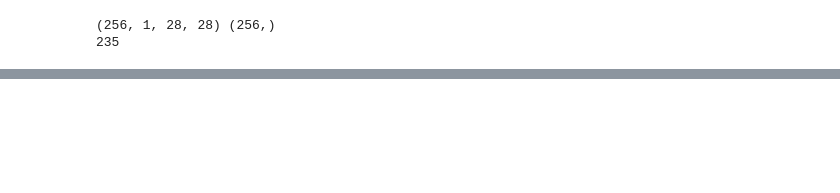
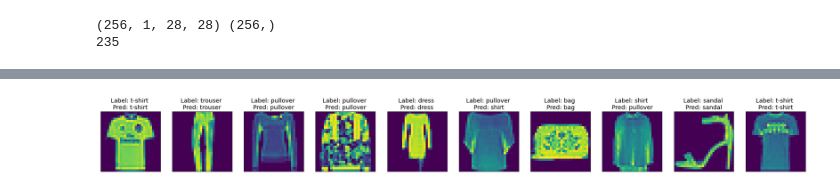
Before and after one commit to bacdam91/Introduction-to-Machine-Learning-on-Google-Colab, a Jupyter notebook: Introduction_to_Machine_Learning_on_Google_Colab.ipynb, the cells around one changed output, grey strips where cells are left out. Drawn from its saved outputs; the diff is of its cells as text; code cells hidden in the pictures; blank space fills up the shorter version.

```diff
--- a/Introduction_to_Machine_Learning_on_Google_Colab.ipynb
+++ b/Introduction_to_Machine_Learning_on_Google_Colab.ipynb
@@ -2616,13 +4484,15 @@ for x in X:
     pred = net(x).argmax(axis=1)
     preds.append(pred.astype('int32').asscalar())
 # %%
-_, figs = plt.subplots(1, 10, figsize=(20, 50))
+_, figs = plt.subplots(1, 10, figsize=(30, 50))
 
 for f, x, yi, pyi in zip(figs, X, y, preds):
     f.imshow(x.reshape((28,28)).asnumpy())
     ax = f.axes
     ax.set_title("Label: %s \nPred: %s" % (text_labels[yi], text_labels[pyi]))
     ax.title.set_fontsize(14)
     ax.get_xaxis().set_visible(False)
     ax.get_yaxis().set_visible(False)
 plt.show()
+# %% [output]
+[figure, added]
```
Also changed, not shown: parts of 15 cells of this notebook.
